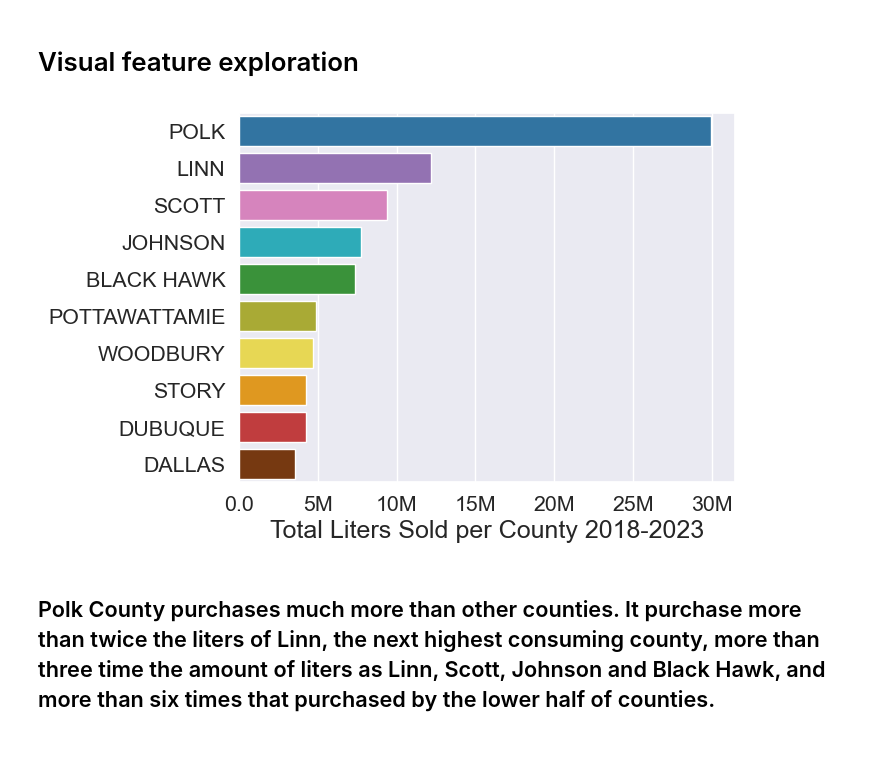
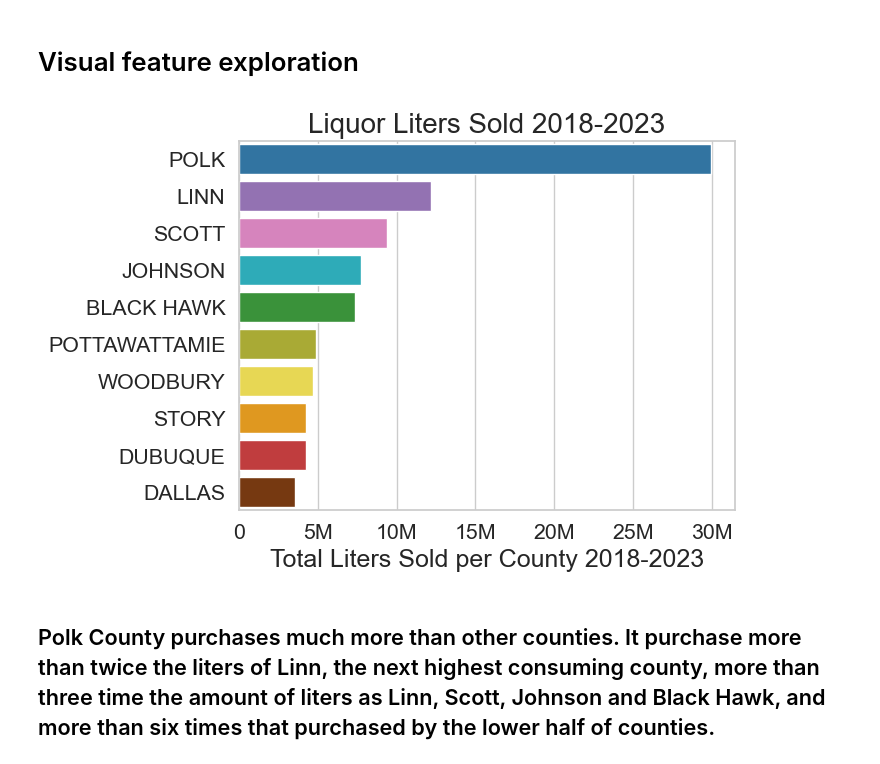
Before and after one commit to amoutafian/iowa_liquor_project, a Jupyter notebook: Iowa _liquor_exploratory_analysis.ipynb, the cells around one changed output. Cells and saved outputs as stored; diff of their text form; code cells hidden in the pictures.

```diff
--- a/Iowa _liquor_exploratory_analysis.ipynb
+++ b/Iowa _liquor_exploratory_analysis.ipynb
@@ -180,16 +180,16 @@ liters_sold_per_adult_df
 # %%
 sns.barplot(x = 'liters_sold', y = 'county', data= liters_per_county_df,  palette= county_colors)
 ax = plt.gca()
 ax.set_xlabel("Total Liters Sold per County 2018-2023" , size = 18)
 #ax.set_ylabel('Iowa Counties', size = 18)
 ax.set_ylabel(None)
-#ax.set_title("Liquor Liters Sold 2018-2021", size = 20)
-ax.xaxis.set_major_formatter(tick.FuncFormatter(reformat_large_tick_values))
-sns.axes_style("ticks")
+ax.set_title("Liquor Liters Sold 2018-2023", size = 20)
+ax.xaxis.set_major_formatter(tick.FuncFormatter(ticker))
+#sns.axes_style("ticks")
 sns.set_style("whitegrid")
 plt.savefig('liquor_liters_sold.png', transparent= True, bbox_inches='tight', pad_inches=0)
 # %% [output]
-[figure, old version]
+[figure, new version]
 # %% [markdown]
 ## Polk County purchases much more than other counties. It purchase more than twice the liters of Linn, the next highest consuming county, more than three time the amount of liters as Linn, Scott, Johnson and Black Hawk, and more than six times that purchased by the lower half of counties.
 # %% [markdown]
```
Also changed, not shown: parts of 6 cells of this notebook.
